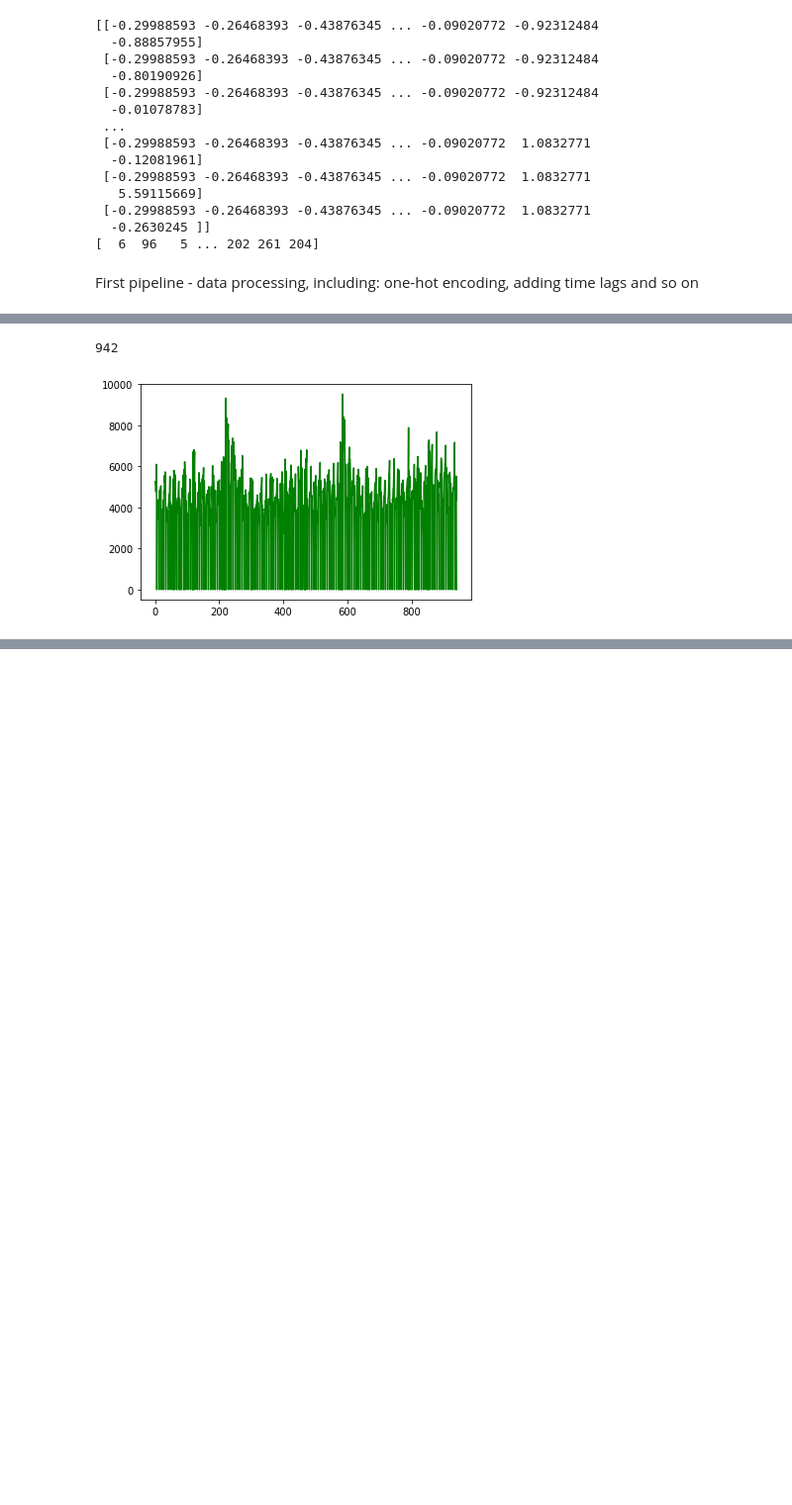
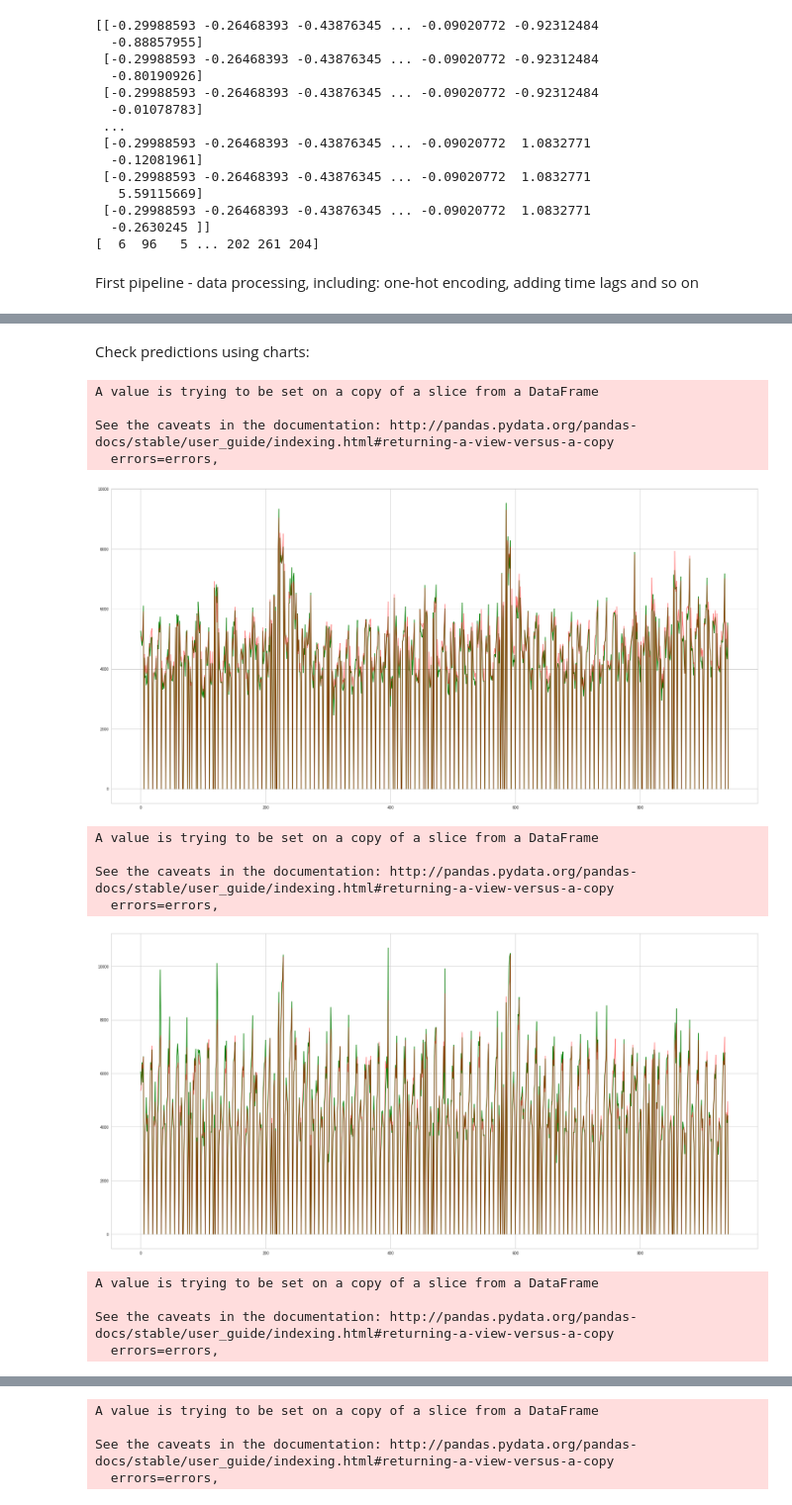
Before and after one commit to kirillzyusko/stock-predictions, a Jupyter notebook: lab.ipynb, the cells around one changed output, grey strips where cells are left out. Shown at 99% size. Drawn from its saved outputs; the diff is of its cells as text; code cells hidden in the pictures; blank space fills up the shorter version.

```diff
--- a/lab.ipynb
+++ b/lab.ipynb
@@ -235,14 +215,40 @@ output_layer (Dense)         (None, 1)                 592
-# %%
-import pandas as pd
-import matplotlib.pyplot as plt
-
-df = pd.read_csv('https://raw.githubusercontent.com/kirillzyusko/stock-predictions/master/train.csv')
-data = df[df['Store'] == 1]['Sales']
-
-print(len(data))
-
-plt.plot(range(942), data, color='green')
-plt.show()
-# %% [output]
-942
-[figure, removed]
+# %% [markdown]
+Check predictions using charts:
+# %%
+import matplotlib.pyplot as plt
+plt.rcParams['figure.figsize'] = [30, 15]
+
+data = get_data()
+
+def draw_chart(id=1):
+    y_vis = data[data['Store'] == id]['Sales']
+    X_vis = data[data['Store'] == id]
+
+    X_vis.drop(['Sales'], axis=1, inplace=True)
+
+    X_vis = scaler.transform(X_vis)
+
+    plt.plot(range(len(y_vis)), y_vis, color='green')
+    plt.plot(range(len(y_vis)), model.predict(X_vis).flatten(), color='red', alpha=0.5)
+    plt.show()
+
+draw_chart(1)
+draw_chart(2)
+draw_chart(3)
+draw_chart(4)
+draw_chart(5)
+# %% [output]
+A value is trying to be set on a copy of a slice from a DataFrame
+
+See the caveats in the documentation: http://pandas.pydata.org/pandas-docs/stable/user_guide/indexing.html#returning-a-view-versus-a-copy
+  errors=errors,
+[figure, added]
+A value is trying to be set on a copy of a slice from a DataFrame
+
+See the caveats in the documentation: http://pandas.pydata.org/pandas-docs/stable/user_guide/indexing.html#returning-a-view-versus-a-copy
+  errors=errors,
+[figure, added]
+A value is trying to be set on a copy of a slice from a DataFrame
+
+See the caveats in the documentation: http://pandas.pydata.org/pandas-docs/stable/user_guide/indexing.html#returning-a-view-versus-a-copy
+  errors=errors,
@@ -248,0 +256,4 @@ plt.show()
+A value is trying to be set on a copy of a slice from a DataFrame
+
+See the caveats in the documentation: http://pandas.pydata.org/pandas-docs/stable/user_guide/indexing.html#returning-a-view-versus-a-copy
+  errors=errors,
```
Also changed, not shown: parts of 2 cells of this notebook.
